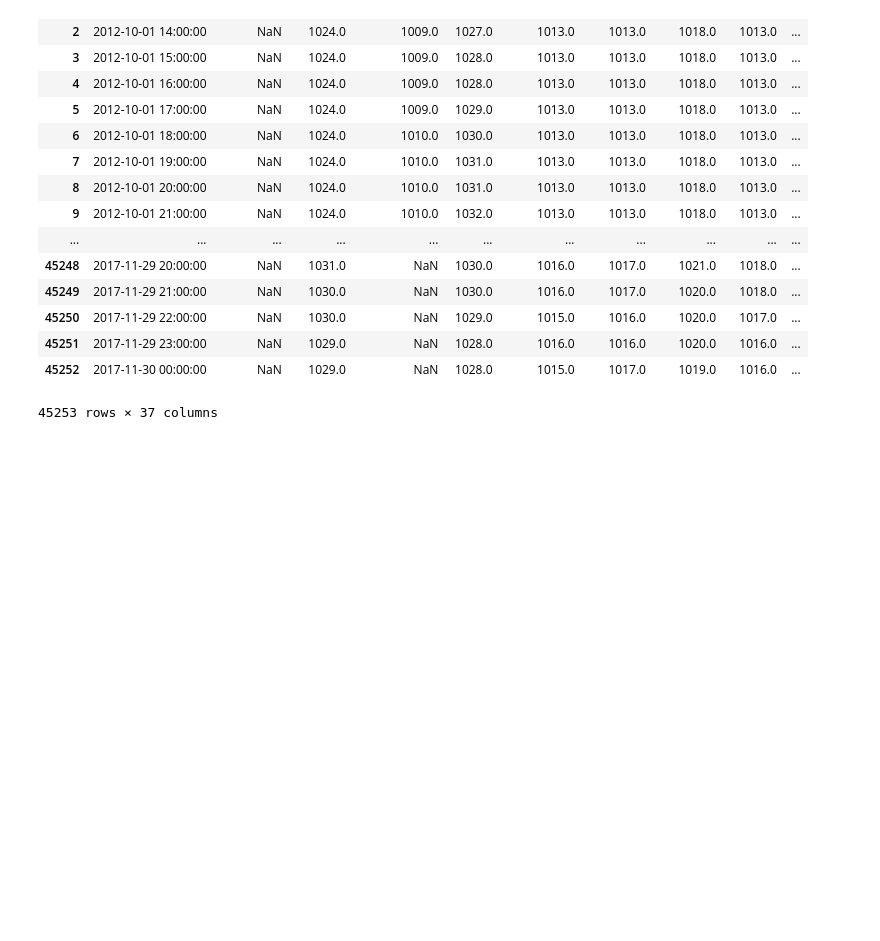
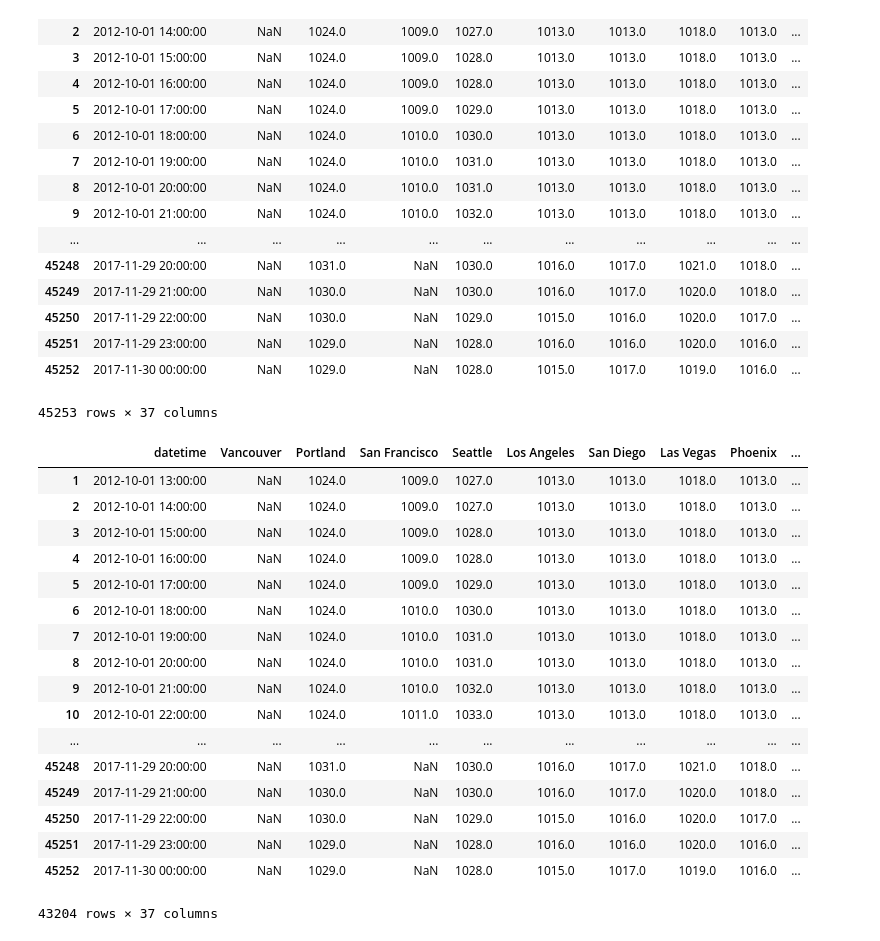
Before and after one commit to homefai/mydataframe, a Jupyter notebook: main/main_module_test.ipynb, the cells around one changed output. Drawn from its saved outputs; the diff is of its cells as text; code cells hidden in the pictures; blank space fills up the shorter version.

```diff
--- a/main/main_module_test.ipynb
+++ b/main/main_module_test.ipynb
@@ -38,3 +38,24 @@ pressure.df
 | 45251 | 2017-11-29 23:00:00 | NaN | 1029.0 | NaN | 1028.0 | 1016.0 | 1016.0 | 1020.0 | 1016.0 | ... |
 | 45252 | 2017-11-30 00:00:00 | NaN | 1029.0 | NaN | 1028.0 | 1015.0 | 1017.0 | 1019.0 | 1016.0 | ... |
 45253 rows × 37 columns
+# %%
+pressure.glt('Portland' , 1001).get_df()
+# %% [output]
+|  | datetime | Vancouver | Portland | San Francisco | Seattle | Los Angeles | San Diego | Las Vegas | Phoenix | ... |
+| 1 | 2012-10-01 13:00:00 | NaN | 1024.0 | 1009.0 | 1027.0 | 1013.0 | 1013.0 | 1018.0 | 1013.0 | ... |
+| 2 | 2012-10-01 14:00:00 | NaN | 1024.0 | 1009.0 | 1027.0 | 1013.0 | 1013.0 | 1018.0 | 1013.0 | ... |
+| 3 | 2012-10-01 15:00:00 | NaN | 1024.0 | 1009.0 | 1028.0 | 1013.0 | 1013.0 | 1018.0 | 1013.0 | ... |
+| 4 | 2012-10-01 16:00:00 | NaN | 1024.0 | 1009.0 | 1028.0 | 1013.0 | 1013.0 | 1018.0 | 1013.0 | ... |
+| 5 | 2012-10-01 17:00:00 | NaN | 1024.0 | 1009.0 | 1029.0 | 1013.0 | 1013.0 | 1018.0 | 1013.0 | ... |
+| 6 | 2012-10-01 18:00:00 | NaN | 1024.0 | 1010.0 | 1030.0 | 1013.0 | 1013.0 | 1018.0 | 1013.0 | ... |
+| 7 | 2012-10-01 19:00:00 | NaN | 1024.0 | 1010.0 | 1031.0 | 1013.0 | 1013.0 | 1018.0 | 1013.0 | ... |
+| 8 | 2012-10-01 20:00:00 | NaN | 1024.0 | 1010.0 | 1031.0 | 1013.0 | 1013.0 | 1018.0 | 1013.0 | ... |
+| 9 | 2012-10-01 21:00:00 | NaN | 1024.0 | 1010.0 | 1032.0 | 1013.0 | 1013.0 | 1018.0 | 1013.0 | ... |
+| 10 | 2012-10-01 22:00:00 | NaN | 1024.0 | 1011.0 | 1033.0 | 1013.0 | 1013.0 | 1018.0 | 1013.0 | ... |
+| ... | ... | ... | ... | ... | ... | ... | ... | ... | ... | ... |
+| 45248 | 2017-11-29 20:00:00 | NaN | 1031.0 | NaN | 1030.0 | 1016.0 | 1017.0 | 1021.0 | 1018.0 | ... |
+| 45249 | 2017-11-29 21:00:00 | NaN | 1030.0 | NaN | 1030.0 | 1016.0 | 1017.0 | 1020.0 | 1018.0 | ... |
+| 45250 | 2017-11-29 22:00:00 | NaN | 1030.0 | NaN | 1029.0 | 1015.0 | 1016.0 | 1020.0 | 1017.0 | ... |
+| 45251 | 2017-11-29 23:00:00 | NaN | 1029.0 | NaN | 1028.0 | 1016.0 | 1016.0 | 1020.0 | 1016.0 | ... |
+| 45252 | 2017-11-30 00:00:00 | NaN | 1029.0 | NaN | 1028.0 | 1015.0 | 1017.0 | 1019.0 | 1016.0 | ... |
+43204 rows × 37 columns
```
Also changed, not shown: parts of 5 cells of this notebook, 1 other file.
